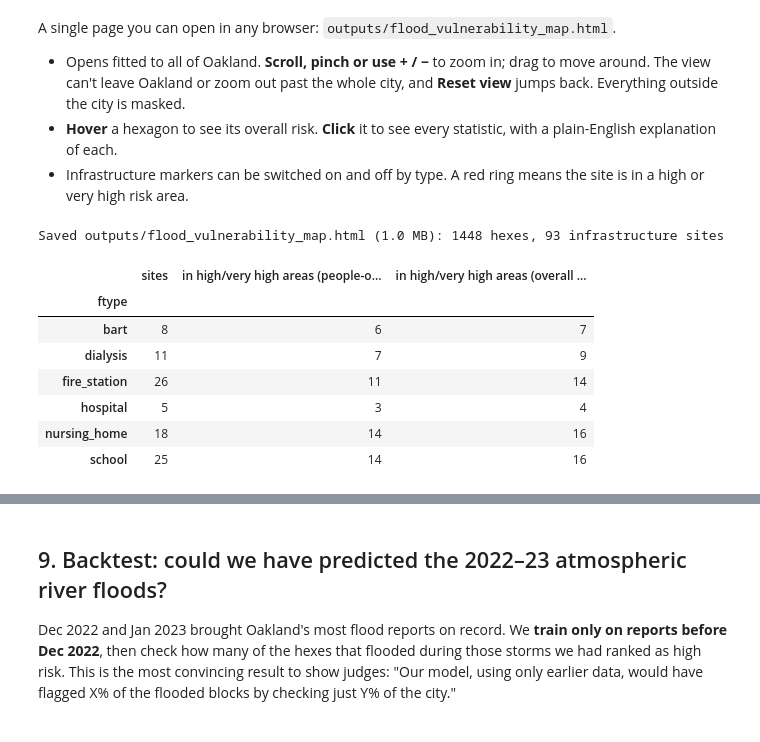
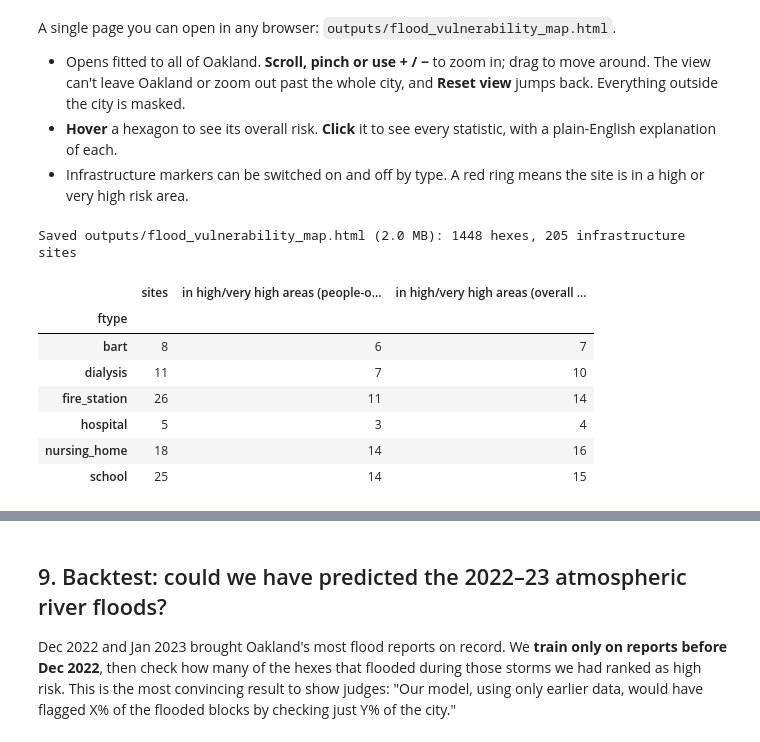
Before and after one commit to CooperMorris0/DataFest2026, a Jupyter notebook: oakland-flood-vulnerability/oakland_flood_starter.ipynb, the cells around one changed output, grey strips where cells are left out. Drawn from its saved outputs; the diff is of its cells as text; code cells hidden in the pictures.

```diff
--- a/oakland-flood-vulnerability/oakland_flood_starter.ipynb
+++ b/oakland-flood-vulnerability/oakland_flood_starter.ipynb
@@ -590,6 +704,8 @@ CATS = [(0.9, "Very high"), (0.7, "High"), (0.4, "Moderate"), (0.2, "Low"), (0.0
 cat_of = lambda p: next(name for cut, name in CATS if p >= cut)
 hexes["risk"] = hexes.overall_pct.apply(cat_of)
 hexes["risk_people_only"] = hexes.fvi_pct.apply(cat_of)
+TOP_N = 10                                     # "Where to act first" list in the map panel
+hexes["priority"] = hexes.overall.rank(ascending=False, method="first").where(lambda s: s <= TOP_N)
 fac = fac.drop(columns=["risk"], errors="ignore").merge(hexes[["h3", "risk"]], on="h3", how="left")
 fac["risk"] = fac.risk.fillna("Not scored")
 
@@ -606,7 +722,11 @@ for r in hexes.itertuples():
                   "properties": dict(
                       h3=r.h3, risk=r.risk, overall=num(r.overall, 2), overall_pct=int(round(r.overall_pct * 100)),
                       fvi=num(r.fvi, 2), fvi_pct=int(round(r.fvi_pct * 100)), infra=num(r.infrastructure, 2),
-                      fac_nearby=int(r.fac_nearby),
+                      fac_nearby=int(r.fac_nearby), disruption=num(r.disruption, 2),
+                      roads_score=num(r.roads_score, 2), road_km=num(r.road_km, 2), road_names=r.road_names,
+                      services_score=num(r.services_score, 2), bus=int(r.bus_stops_nearby),
+                      groceries=int(r.groceries_nearby), pharmacies=int(r.pharmacies_nearby),
+                      priority=None if pd.isna(r.priority) else int(r.priority),
                       hazard_pct=int(round(r.hazard * 100)), svi=num(r.svi_overall, 2),
                       p_flood=int(round(r.p_flood * 100)), flood_reports=int(r.flood_reports),
                       drain_reports=int(r.drain_reports), fema=fema_label(r), elev_ft=num(r.elev_ft, 0),
@@ -615,39 +735,55 @@ for r in hexes.itertuples():
                       no_car=num(r.pct_no_vehicle), limited_english=num(r.pct_limited_english),
                       tract=str(r.GEOID)[5:], tract_pop=None if pd.isna(r.population) else int(r.population),
                       why=r.why)})
 hex_geojson = {"type": "FeatureCollection", "features": feats}
 
 fac_json = [dict(ftype=f.ftype, name=f.name, address=f.address, detail=f.detail, h3=f.h3, risk=f.risk,
                  lat=round(f.geometry.y, 6), lng=round(f.geometry.x, 6)) for f in fac.itertuples()]
+# grocery stores and pharmacies as an optional marker layer (off by default)
+risk_by_h3 = hexes.set_index("h3").risk
+for s in svc[svc.kind != "bus_stop"].itertuples():
+    fac_json.append(dict(ftype=s.kind, name=s.name if isinstance(s.name, str) and s.name else s.kind.title(),
+                         address="", detail="", h3=s.h3, risk=risk_by_h3.get(s.h3, "Not scored"),
+                         lat=round(s.geom.y, 6), lng=round(s.geom.x, 6)))
+
+# major roads as an optional line layer (freeways, highways, arterials; off by default)
+main_roads = roads[roads.highway.str.split(";").str[0].isin(["motorway", "trunk", "primary", "secondary"])]
+main_roads = main_roads.assign(geometry=main_roads.geometry.simplify(0.00003))
+roads_json = {"type": "FeatureCollection", "features": [
+    {"type": "Feature", "properties": {"n": (r.name if isinstance(r.name, str) else (r.ref if isinstance(r.ref, str) else "")),
+                                       "c": r.highway.split(";")[0]},
+     "geometry": {"type": "LineString", "coordinates": [[round(x, 5), round(y, 5)] for x, y in g.coords]}}
+    for r in main_roads.itertuples() for g in (getattr(r.geometry, "geoms", None) or [r.geometry])]}
 outline = oakland.geometry.union_all().simplify(0.0001)
 outline_json = json.loads(gpd.GeoSeries([outline], crs=4326).to_json())
 
 html = (Path("map_template.html").read_text(encoding="utf-8")
         .replace("__HEXES__", json.dumps(hex_geojson, separators=(",", ":")))
         .replace("__FACILITIES__", json.dumps(fac_json, separators=(",", ":")))
+        .replace("__ROADS__", json.dumps(roads_json, separators=(",", ":")))
         .replace("__OUTLINE__", json.dumps(outline_json, separators=(",", ":")))
         .replace("__UPDATED__", pd.Timestamp.today().strftime("%B %d, %Y").replace(" 0", " ")))
 (OUT / "flood_vulnerability_map.html").write_text(html, encoding="utf-8")
 print(f"Saved outputs/flood_vulnerability_map.html ({len(html) / 1e6:.1f} MB): "
       f"{len(feats)} hexes, {len(fac_json)} infrastructure sites")
 
 # Sites in high/very high risk areas. The people-only column avoids circularity (overall risk is partly
 # raised *by* the sites), so quote that one when saying "X of Y nursing homes are in high-risk areas".
 fac = fac.merge(hexes[["h3", "risk_people_only"]], on="h3", how="left")
 hi = ["High", "Very high"]
 pd.DataFrame({"sites": fac.groupby("ftype").size(),
               "in high/very high areas (people-only FVI)": fac[fac.risk_people_only.isin(hi)].groupby("ftype").size(),
               "in high/very high areas (overall risk)": fac[fac.risk.isin(hi)].groupby("ftype").size()}).fillna(0).astype(int)
 # %% [output]
-Saved outputs/flood_vulnerability_map.html (1.0 MB): 1448 hexes, 93 infrastructure sites
+Saved outputs/flood_vulnerability_map.html (2.0 MB): 1448 hexes, 205 infrastructure sites
 |  | sites | in high/very high areas (people-o... | in high/very high areas (overall ... |
 | ftype |  |  |  |
 | bart | 8 | 6 | 7 |
-| dialysis | 11 | 7 | 9 |
+| dialysis | 11 | 7 | 10 |
 | fire_station | 26 | 11 | 14 |
 | hospital | 5 | 3 | 4 |
 | nursing_home | 18 | 14 | 16 |
-| school | 25 | 14 | 16 |
+| school | 25 | 14 | 15 |
 # %%
 # Preview inside Jupyter (the saved HTML file is the real deliverable)
 from IPython.display import IFrame
```
Also changed, not shown: parts of 8 cells of this notebook, 6 other files.
